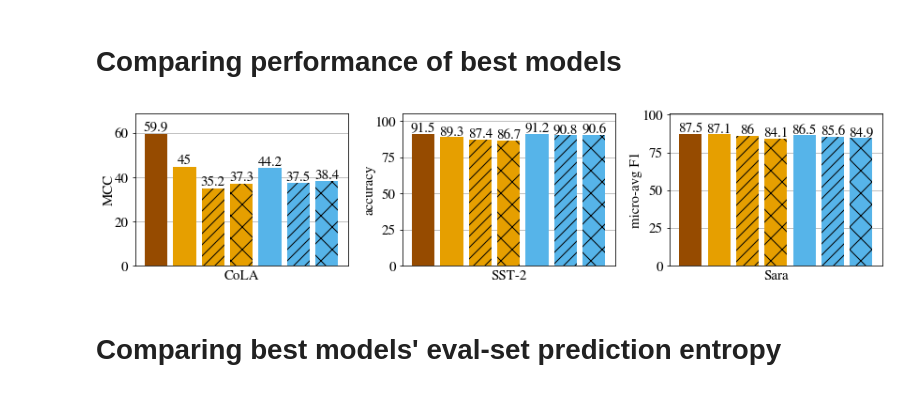
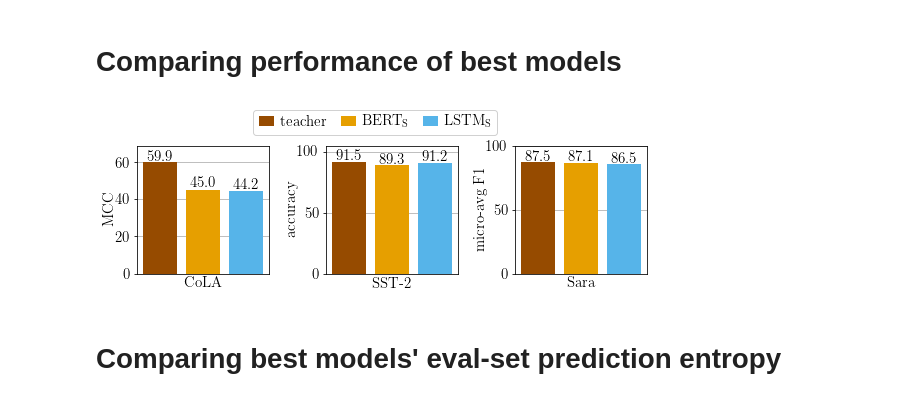
Before and after one commit to samsucik/knowledge-distil-bert, a Jupyter notebook: experiments/analysis/General plotting.ipynb, the cells around one changed output. Drawn from its saved outputs; the diff is of its cells as text; code cells hidden in the pictures.

Commit message:
Change font in plots; plot teaching probing results and write about them.

```diff
--- a/experiments/analysis/General plotting.ipynb
+++ b/experiments/analysis/General plotting.ipynb
@@ -15,3 +15,8 @@ import matplotlib
 matplotlib.rcParams.update({"font.size": 15,
                             "font.family": "STIXGeneral",
                             "mathtext.fontset": "cm"})
+matplotlib.rcParams['text.usetex'] = True
+matplotlib.rcParams['text.latex.preamble'] = [r'\usepackage{amsmath}']
+from importlib import reload
+import plotting_utils as P
+reload(P)
@@ -180,39 +187,46 @@ plt.show()
 # %% [markdown]
 # Comparing performance of best models
 # %%
-fig, axs = plt.subplots(nrows=1, ncols=3, figsize=(12, 3))
+fig, axs = plt.subplots(nrows=1, ncols=3, figsize=(8, 2.8))
 
 for ax, task in zip(axs, glue_tasks):
     bar_counter = 0
     max_score = 0
     results = [best_model_scores[task]["teacher"]]
     colours = [model_colours["teacher"]]
     hatches = [model_type_bar_hatches["main"]]
-    ax.text(bar_counter, results[0]+1, "{:.3g}".format(results[0]), ha="center")
+    ax.text(bar_counter, results[0]+1, "{:.1f}".format(results[0]), ha="center")
+    ax.bar(0, results[0], color=colours[0], label="teacher")
     bar_counter += 1
     max_score = max(max_score, results[0])
-    for main_model_type in ["BERT", "LSTM"]:
-        all_model_types = [main_model_type] + [(main_model_type + "-" + additional) for additional in model_types["additional"]]
-        colours += [model_colours[main_model_type] for _ in range(len(model_types["additional"])+1)]
-        hatches += [model_type_bar_hatches[model_type] for model_type in (["main"] + model_types["additional"])]
+    for i, main_model_type in enumerate(["BERT", "LSTM"]):
+#         all_model_types = [main_model_type] + [(main_model_type + "-" + additional) for additional in model_types["additional"]]
+#         colours += [model_colours[main_model_type] for _ in range(len(model_types["additional"])+1)]
+#         hatches += [model_type_bar_hatches[model_type] for model_type in (["main"] + model_types["additional"])]
+        all_model_types = [main_model_type] # + [(main_model_type + "-" + additional) for additional in model_types["additional"]]
+        colours += [model_colours[main_model_type]] # for _ in range(len(model_types["additional"])+1)]
+        hatches += [model_type_bar_hatches["main"]] # for model_type in (["main"] + model_types["additional"])]
         for model_type in all_model_types:
             score = best_model_scores[task][model_type]
             results.append(score)
-            ax.text(bar_counter, score+1, "{:.3g}".format(score), ha="center")
+            ax.text(bar_counter, score+1, "{:.1f}".format(score), ha="center")
             bar_counter += 1.0
             max_score = max(max_score, score)
-    ax.bar(range(len(results)), results, color=colours)
+        ax.bar(i+1, results[-1], color=colours[-1], label=P.make_latex_label(main_model_type, role="student"))
     ax.set_ylim(0, max_score*1.15)
     for bar, hatch in zip(ax.patches, hatches): bar.set_hatch(hatch)
     ax.set_ylabel(metrics[task], labelpad=-1)
     ax.set_xlabel(task)
     ax.tick_params(axis="x", labelbottom=False, length=0)
     ax.grid(axis="y")
     ax.set_axisbelow(True)
+    ax.legend()
+P.unify_legend_outside(fig, axs, legcols=0, position="top")
 plt.tight_layout()
 plt.show()
+fig.savefig("img/best-models-scores.pdf")
 # %% [output]
-[figure, old version]
+[figure, new version]
 # %% [markdown]
 # Comparing best models' eval-set prediction entropy
 # %%
```
Also changed, not shown: parts of 1 cell of this notebook, 20 other files.
